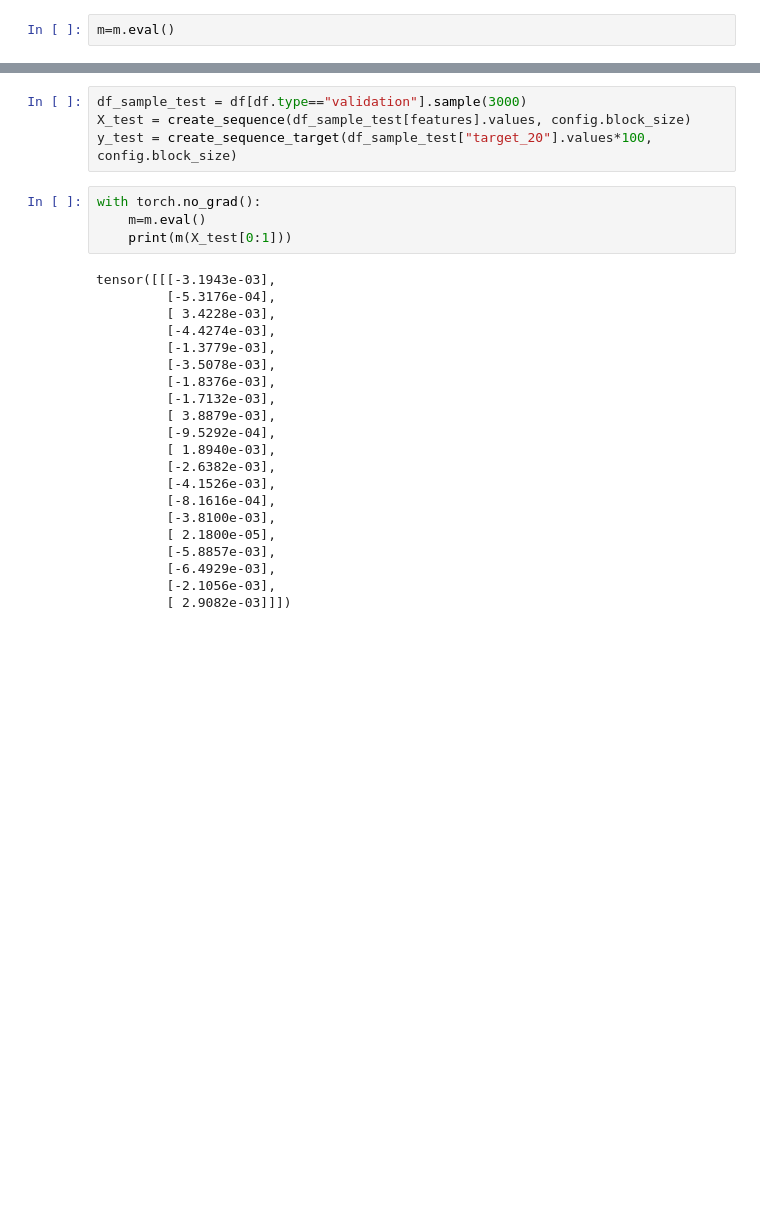
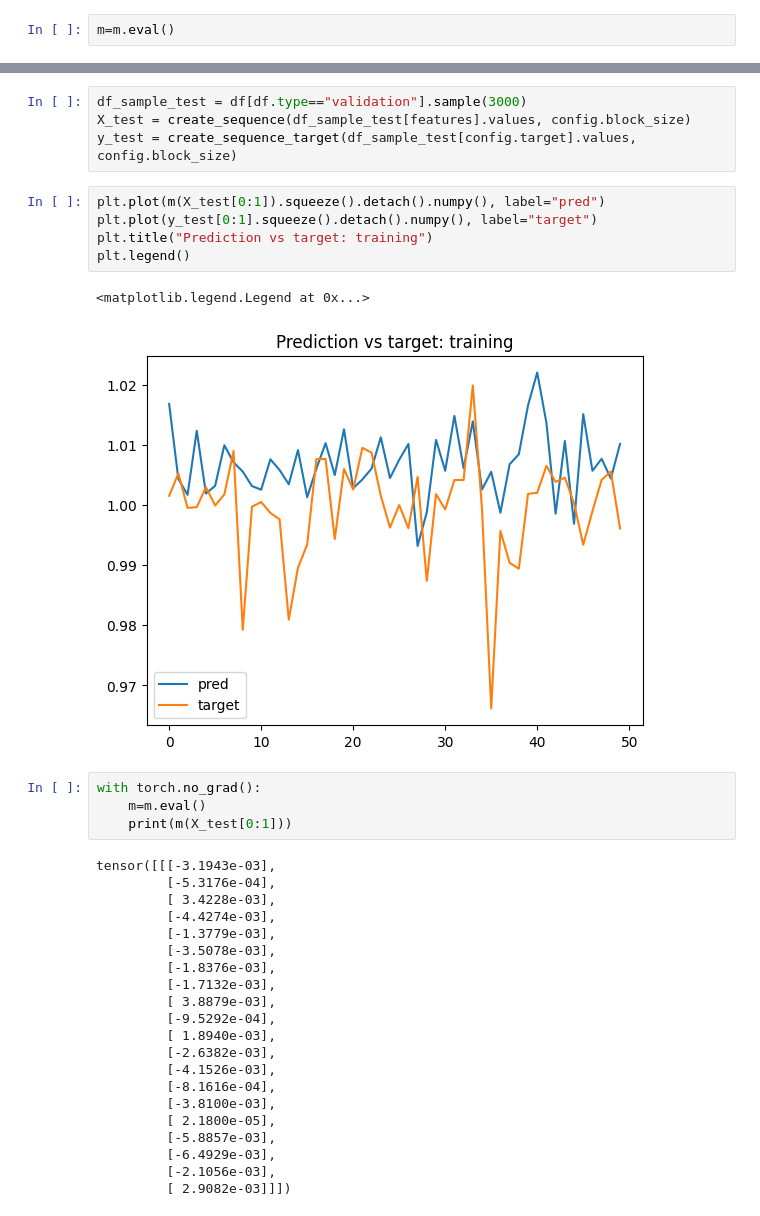
Before and after one commit to pacanada/trading, a Jupyter notebook: notebooks/transformer_model.ipynb, the cells around one changed output, grey strips where cells are left out. Drawn from its saved outputs; the diff is of its cells as text; blank space fills up the shorter version.

```diff
--- a/notebooks/transformer_model.ipynb
+++ b/notebooks/transformer_model.ipynb
@@ -240,7 +225,15 @@ plt.legend()
 # %%
 df_sample_test = df[df.type=="validation"].sample(3000)
 X_test = create_sequence(df_sample_test[features].values, config.block_size)
-y_test = create_sequence_target(df_sample_test["target_20"].values*100, config.block_size)
+y_test = create_sequence_target(df_sample_test[config.target].values, config.block_size)
+# %%
+plt.plot(m(X_test[0:1]).squeeze().detach().numpy(), label="pred")
+plt.plot(y_test[0:1].squeeze().detach().numpy(), label="target")
+plt.title("Prediction vs target: training")
+plt.legend()
+# %% [output]
+<matplotlib.legend.Legend at 0x...>
+[figure, added]
 # %%
 with torch.no_grad():
     m=m.eval()
```
Also changed, not shown: parts of 10 cells of this notebook.
